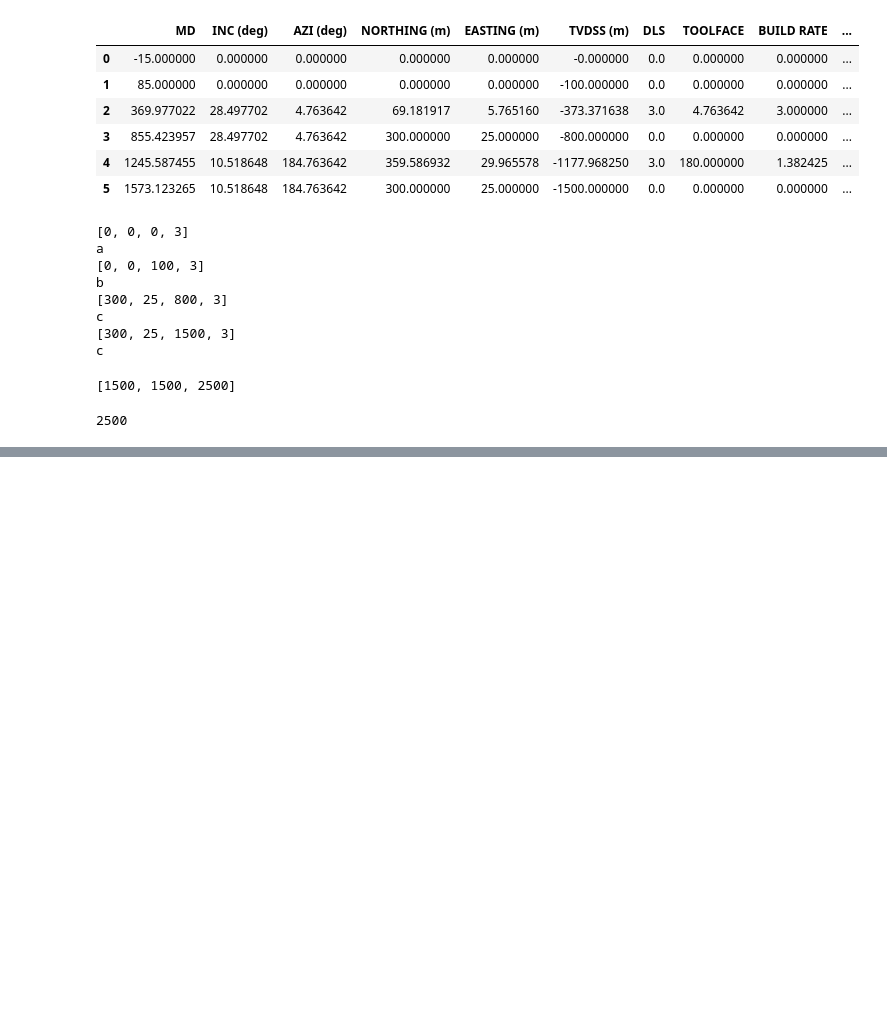
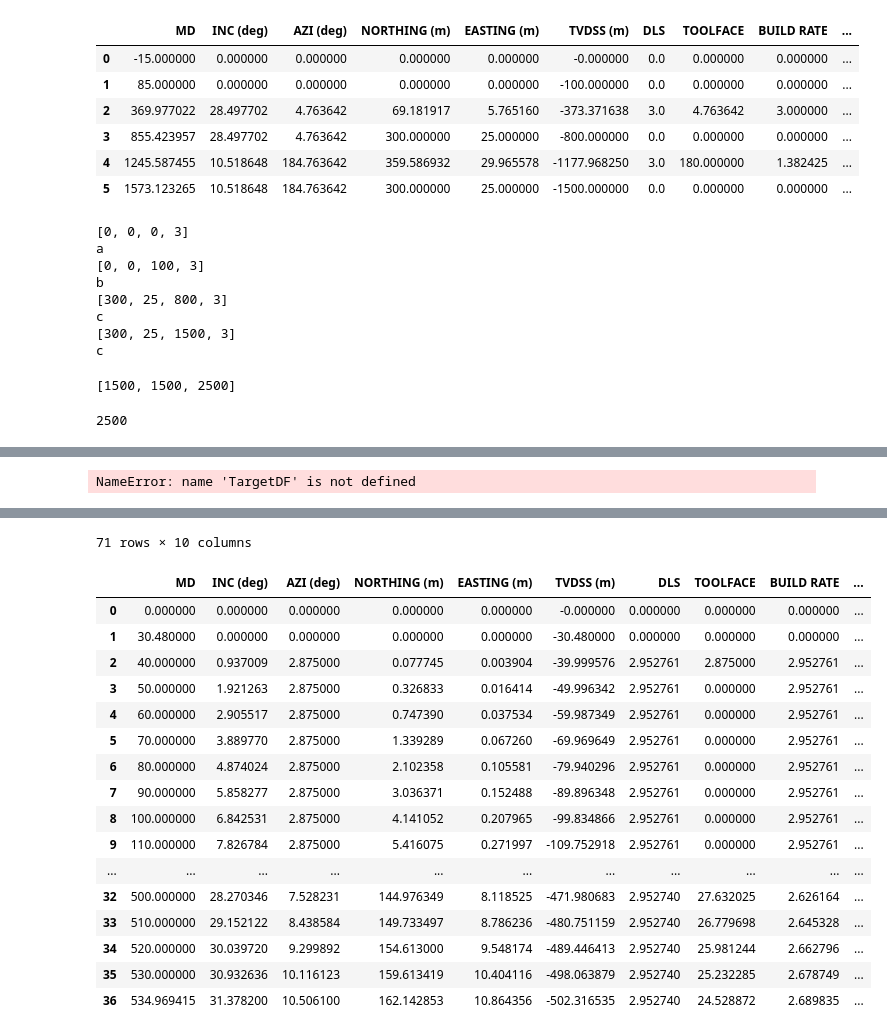
Before and after one commit to jiunx7174/MIH-Dashboard-Project, a Jupyter notebook: Notebook/11_VisualizeTrajectory.ipynb, the cells around one changed output, grey strips where cells are left out. Cells and saved outputs as stored; diff of their text form; code cells hidden in the pictures; blank space fills up the shorter version.

```diff
--- a/Notebook/11_VisualizeTrajectory.ipynb
+++ b/Notebook/11_VisualizeTrajectory.ipynb
@@ -213,0 +324,30 @@ A[-1]
+# %%
+def generateSurvey(TargetDF, interpolation_step = 30, datum=15, init_inc=0, init_azi=0):
+    # node_list = []
+    connector_list = []
+    i = 0
+    for idx,row in TargetDF.iterrows():
+        # print([row['X'], row['Y'], row['Z'], row['DLS']])
+        if i==0:
+
+            node0 = (we.node.Node(pos=[row['X'], row['Y'], row['Z']], md=-datum, inc=init_inc, azi=init_azi))
+        elif i==1:
+            node = (we.node.Node(pos=[row['X'], row['Y'], row['Z']]))
+            connector_list.append(
+                we.connector.Connector(node0, node, dls_design=row['DLS'])
+            )
+
+        elif i>1:
+            node = (we.node.Node(pos=[row['X'], row['Y'], row['Z']]))
+            connector_list.append(
+                we.connector.Connector(connector_list[-1].node_end, node,dls_design=row['DLS'])
+            )
+        i = i+1
+    # print(connector_list)
+    survey_example_2 = we.survey.from_connections(
+        connector_list
+        ).interpolate_survey(step=interpolation_step)
+    return survey_example_2
+generateSurvey(TargetDF, interpolation_step = 30, datum=15, init_inc=0, init_azi=0)
+# %% [output]
+NameError: name 'TargetDF' is not defined
@@ -213,0 +379,19 @@ A[-1]
+# %%
+TrajectorySurvey_Actual= LoadSurvey(pd.read_excel(TrajectoryActual_Filename, sheet_name="Data"))
+TrajectorySurvey_Plan= LoadSurvey(pd.read_excel(TrajectoryPlan_Filename, sheet_name="Data"))
+TrajectorySurvey_Plan = TrajectorySurvey_Plan.interpolate_survey(step=10)
+TrajectorySurvey_Actual = TrajectorySurvey_Actual.interpolate_survey(step=10)
+TrajectoryDF_Plan = (we.survey.export_csv(TrajectorySurvey_Plan, None))
+TrajectoryDF_Actual = (we.survey.export_csv(TrajectorySurvey_Actual, None))
+display(TrajectoryDF_Actual)
+# TrajectoryDF_Actual
+x_node = 346.672055
+y_node = 141.964968
+z_node = 914.400004
+target_node = we.node.Node(pos=[x_node, y_node, z_node])
+TrajectoryDF_Plan2 = TrajectorySurvey_Plan.project_to_target(target_node,dls_design=1, dls=None)
+
+TrajectoryDF_Plan2 = TrajectoryDF_Plan2.interpolate_survey(step=10)
+TrajectoryDF_Plan2 = (we.survey.export_csv(TrajectoryDF_Plan2, None))
+TrajectoryDF_Plan
+# %% [output]
@@ -213,0 +410,18 @@ A[-1]
+71 rows × 10 columns
+|  | MD | INC (deg) | AZI (deg) | NORTHING (m) | EASTING (m) | TVDSS (m) | DLS | TOOLFACE | BUILD RATE | ... |
+| 0 | 0.000000 | 0.000000 | 0.000000 | 0.000000 | 0.000000 | -0.000000 | 0.000000 | 0.000000 | 0.000000 | ... |
+| 1 | 30.480000 | 0.000000 | 0.000000 | 0.000000 | 0.000000 | -30.480000 | 0.000000 | 0.000000 | 0.000000 | ... |
+| 2 | 40.000000 | 0.937009 | 2.875000 | 0.077745 | 0.003904 | -39.999576 | 2.952761 | 2.875000 | 2.952761 | ... |
+| 3 | 50.000000 | 1.921263 | 2.875000 | 0.326833 | 0.016414 | -49.996342 | 2.952761 | 0.000000 | 2.952761 | ... |
+| 4 | 60.000000 | 2.905517 | 2.875000 | 0.747390 | 0.037534 | -59.987349 | 2.952761 | 0.000000 | 2.952761 | ... |
+| 5 | 70.000000 | 3.889770 | 2.875000 | 1.339289 | 0.067260 | -69.969649 | 2.952761 | 0.000000 | 2.952761 | ... |
+| 6 | 80.000000 | 4.874024 | 2.875000 | 2.102358 | 0.105581 | -79.940296 | 2.952761 | 0.000000 | 2.952761 | ... |
+| 7 | 90.000000 | 5.858277 | 2.875000 | 3.036371 | 0.152488 | -89.896348 | 2.952761 | 0.000000 | 2.952761 | ... |
+| 8 | 100.000000 | 6.842531 | 2.875000 | 4.141052 | 0.207965 | -99.834866 | 2.952761 | 0.000000 | 2.952761 | ... |
+| 9 | 110.000000 | 7.826784 | 2.875000 | 5.416075 | 0.271997 | -109.752918 | 2.952761 | 0.000000 | 2.952761 | ... |
+| ... | ... | ... | ... | ... | ... | ... | ... | ... | ... | ... |
+| 32 | 500.000000 | 28.270346 | 7.528231 | 144.976349 | 8.118525 | -471.980683 | 2.952740 | 27.632025 | 2.626164 | ... |
+| 33 | 510.000000 | 29.152122 | 8.438584 | 149.733497 | 8.786236 | -480.751159 | 2.952740 | 26.779698 | 2.645328 | ... |
+| 34 | 520.000000 | 30.039720 | 9.299892 | 154.613000 | 9.548174 | -489.446413 | 2.952740 | 25.981244 | 2.662796 | ... |
+| 35 | 530.000000 | 30.932636 | 10.116123 | 159.613419 | 10.404116 | -498.063879 | 2.952740 | 25.232285 | 2.678749 | ... |
+| 36 | 534.969415 | 31.378200 | 10.506100 | 162.142853 | 10.864356 | -502.316535 | 2.952740 | 24.528872 | 2.689835 | ... |
```
Also changed, not shown: parts of 16 cells of this notebook, 1 other file.
